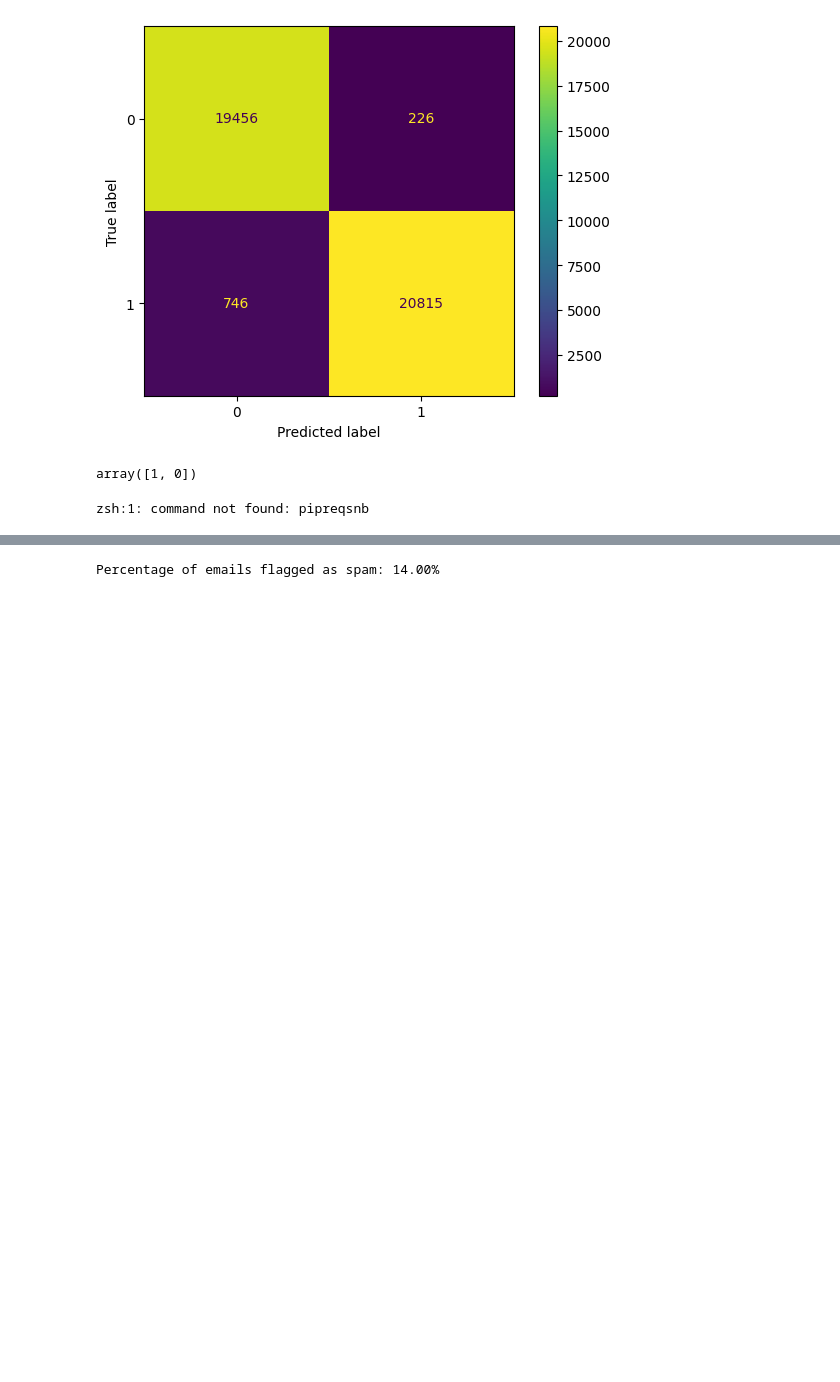
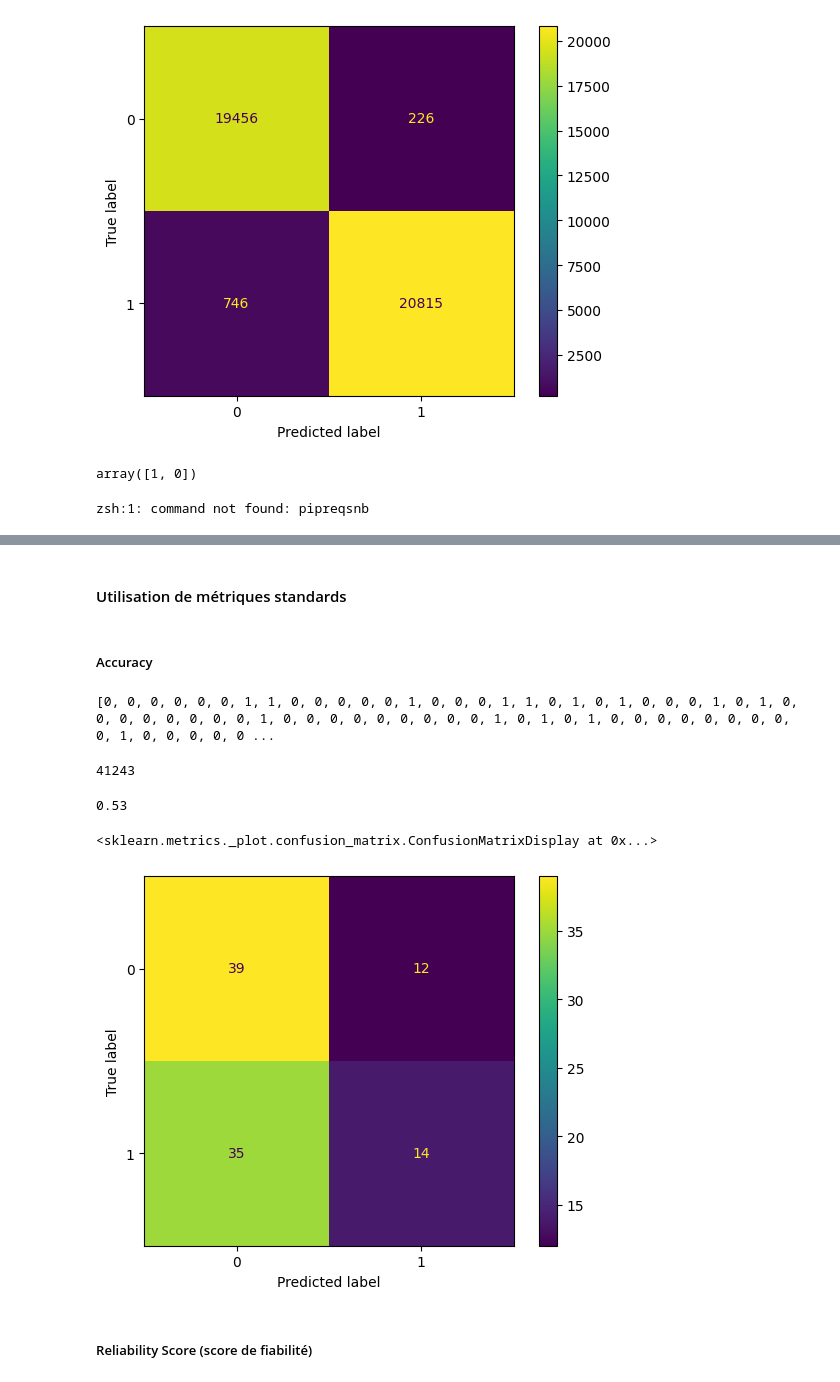
Before and after one commit to avnerelbaz3500/Statapp-Phishing, a Jupyter notebook: main.ipynb, the cells around one changed output, grey strips where cells are left out. Cells and saved outputs as stored; diff of their text form; code cells hidden in the pictures; blank space fills up the shorter version.

```diff
--- a/main.ipynb
+++ b/main.ipynb
@@ -350,15 +550,6 @@ sample_df.to_csv("phishing_emails.csv", index=False, encoding="utf-8")
+# %% [markdown]
+#### Utilisation de métriques standards
+# %% [markdown]
+##### Accuracy
 # %%
-df1 = pd.read_csv("data/phishing_emails.csv")
+df_predictions=pd.read_csv("predictions.csv")
-# %%
-
-def compute_spam_percentage(df):
-    predictions = predict(df['phishing_email'].tolist())
-    total_emails = len(predictions)
-    spam_emails = sum(predictions)
-    spam_percentage = (spam_emails / total_emails) * 100
-    return spam_percentage
-
-spam_percentage = compute_spam_percentage(df1)
-print(f"Percentage of emails flagged as spam: {spam_percentage:.2f}%")
-# %% [output]
-Percentage of emails flagged as spam: 14.00%
@@ -485,0 +556,24 @@ with open(".gitignore", "a") as f:
+# %%
+pred=df_predictions['Is_Phishing'].tolist()
+print(pred)
+# %% [output]
+[0, 0, 0, 0, 0, 0, 1, 1, 0, 0, 0, 0, 0, 1, 0, 0, 0, 1, 1, 0, 1, 0, 1, 0, 0, 0, 1, 0, 1, 0, 0, 0, 0, 0, 0, 0, 0, 1, 0, 0, 0, 0, 0, 0, 0, 0, 0, 1, 0, 1, 0, 1, 0, 0, 0, 0, 0, 0, 0, 0, 0, 1, 0, 0, 0, 0, 0 ...
+# %%
+len(y_test)
+# %% [output]
+41243
+# %%
+y_test = y_test[:100].tolist()
+# %%
+accuracy = accuracy_score(y_test[:100], pred)
+print(accuracy)
+# %% [output]
+0.53
+# %%
+cm = confusion_matrix(y_test, pred)
+ConfusionMatrixDisplay(cm).plot()
+# %% [output]
+<sklearn.metrics._plot.confusion_matrix.ConfusionMatrixDisplay at 0x...>
+[figure, added]
+# %% [markdown]
+##### Reliability Score (score de fiabilité)
```
Also changed, not shown: parts of 30 cells of this notebook, 2 other files.
